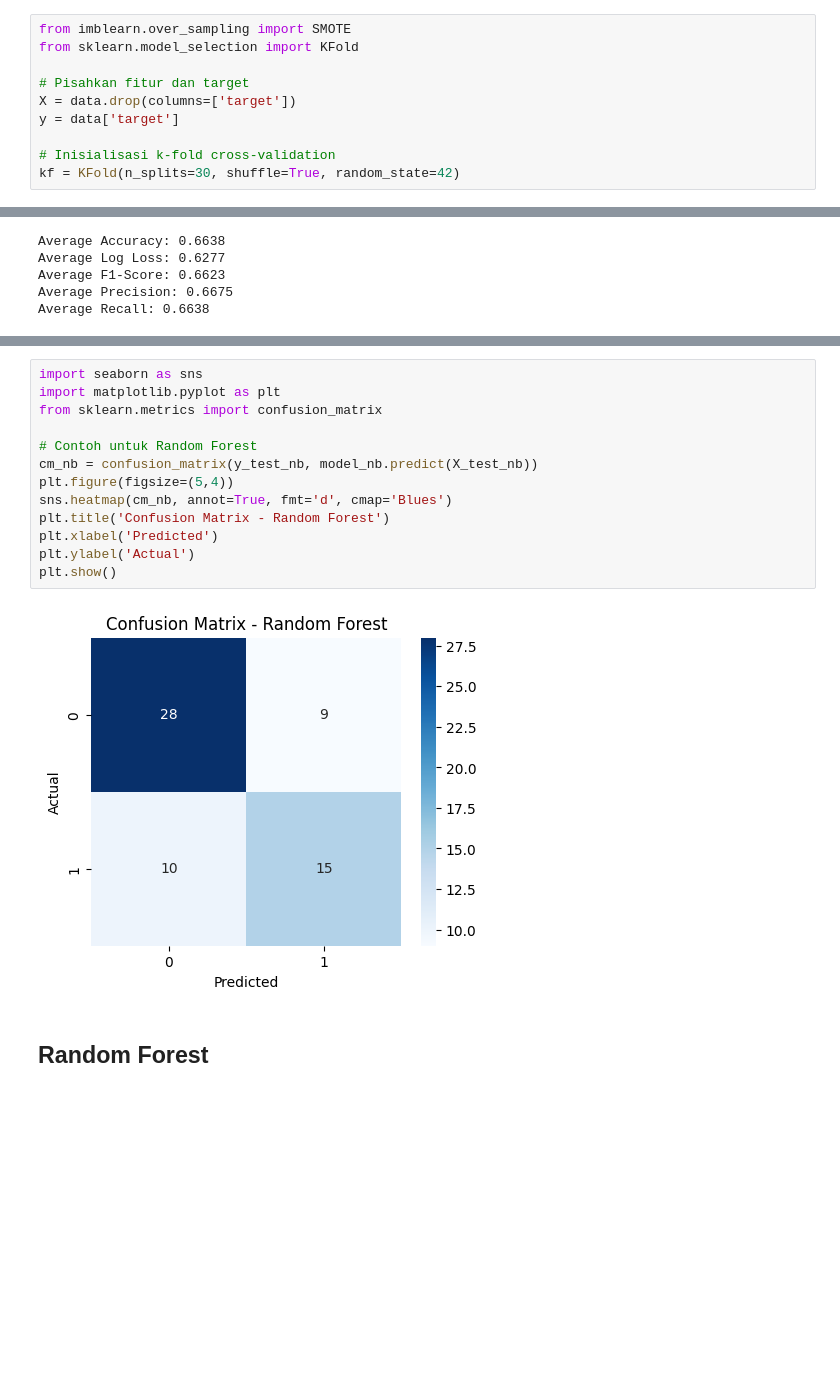
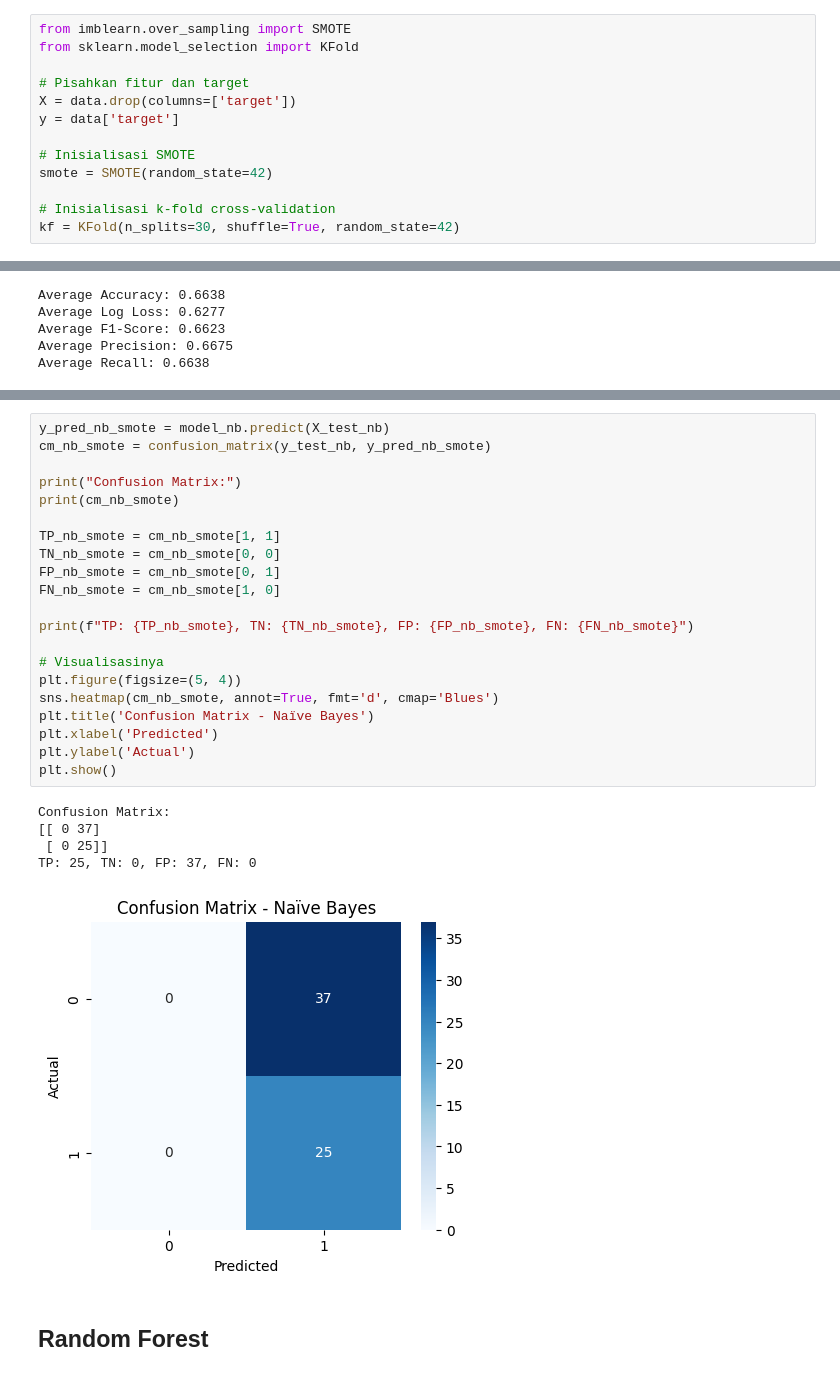
Before and after one commit to yuemway/Prediksi-Penyakit-Jantung, a Jupyter notebook: model/models.ipynb, the cells around one changed output, grey strips where cells are left out. Saved outputs shown, nothing was run; the diff lists cells and outputs as text; blank space fills up the shorter version.

```diff
--- a/model/models.ipynb
+++ b/model/models.ipynb
@@ -50,6 +50,9 @@ from sklearn.model_selection import KFold
 X = data.drop(columns=['target'])
 y = data['target']
 
+# Inisialisasi SMOTE
+smote = SMOTE(random_state=42)
+
 # Inisialisasi k-fold cross-validation
 kf = KFold(n_splits=30, shuffle=True, random_state=42)
 # %% [markdown]
@@ -186,18 +313,30 @@ TP: 15, TN: 28, FP: 9, FN: 10
 # %%
-import seaborn as sns
-import matplotlib.pyplot as plt
-from sklearn.metrics import confusion_matrix
+y_pred_nb_smote = model_nb.predict(X_test_nb)
+cm_nb_smote = confusion_matrix(y_test_nb, y_pred_nb_smote)
 
-# Contoh untuk Random Forest
-cm_nb = confusion_matrix(y_test_nb, model_nb.predict(X_test_nb))
-plt.figure(figsize=(5,4))
-sns.heatmap(cm_nb, annot=True, fmt='d', cmap='Blues')
-plt.title('Confusion Matrix - Random Forest')
+print("Confusion Matrix:")
+print(cm_nb_smote)
+
+TP_nb_smote = cm_nb_smote[1, 1]
+TN_nb_smote = cm_nb_smote[0, 0]
+FP_nb_smote = cm_nb_smote[0, 1]
+FN_nb_smote = cm_nb_smote[1, 0]
+
+print(f"TP: {TP_nb_smote}, TN: {TN_nb_smote}, FP: {FP_nb_smote}, FN: {FN_nb_smote}")
+
+# Visualisasinya
+plt.figure(figsize=(5, 4))
+sns.heatmap(cm_nb_smote, annot=True, fmt='d', cmap='Blues')
+plt.title('Confusion Matrix - Naïve Bayes')
 plt.xlabel('Predicted')
 plt.ylabel('Actual')
 plt.show()
 # %% [output]
+Confusion Matrix:
+[[ 0 37]
+ [ 0 25]]
+TP: 25, TN: 0, FP: 37, FN: 0
-[figure, old version]
+[figure, new version]
 # %% [markdown]
 ## Random Forest
 # %%
```
Also changed, not shown: parts of 23 cells of this notebook, 4 other files.
